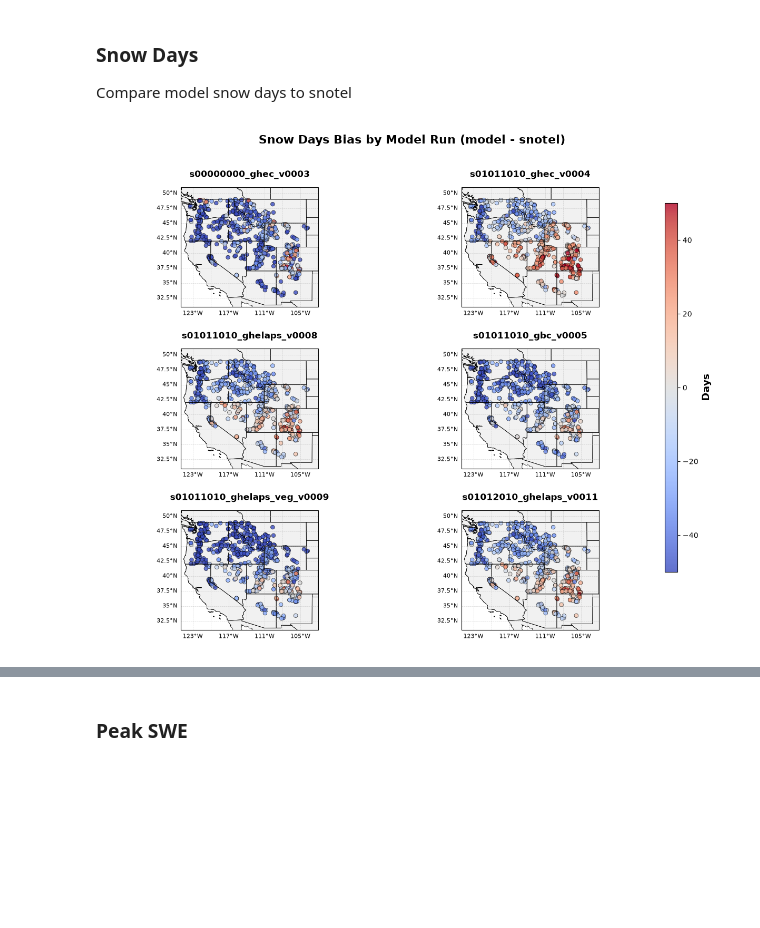
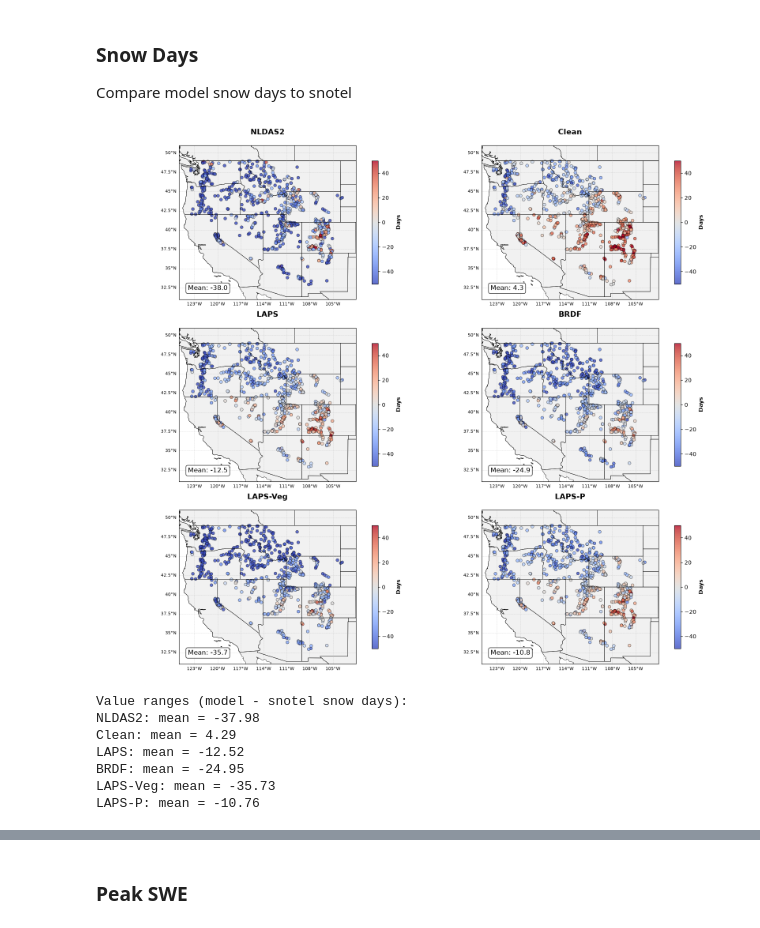
Before and after one commit to chrisrycx/lm4px_data_analysis, a Jupyter notebook: output_analysis/interactive/SpatialErrorV2.ipynb, the cells around one changed output, grey strips where cells are left out. Saved outputs shown, nothing was run; the diff lists cells and outputs as text; code cells hidden in the pictures; blank space fills up the shorter version.

```diff
--- a/output_analysis/interactive/SpatialErrorV2.ipynb
+++ b/output_analysis/interactive/SpatialErrorV2.ipynb
@@ -15,12 +15,12 @@ get_ipython().run_line_magic('config', "InlineBackend.print_figure_kwargs = {'bb
 # %%
 # Load the CSV data for all six model runs
 model_files = {
-    's00000000_ghec_v0003': '../outputV2_snotel_sites_v2_s00000000_ghec_v0003.csv',
-    's01011010_ghec_v0004': '../outputV2_snotel_sites_v2_s01011010_ghec_v0004.csv',
-    's01011010_ghelaps_v0008': '../outputV2_snotel_sites_v2_s01011010_ghelaps_v0008.csv',
-    's01011010_gbc_v0005': '../outputV2_snotel_sites_v2_s01011010_gbc_v0005.csv',
-    's01011010_ghelaps_veg_v0009': '../outputV2_snotel_sites_v2_s01011010_ghelaps_veg_v0009.csv',
-    's01012010_ghelaps_v0011': '../outputV2_snotel_sites_v2_s01012010_ghelaps_v0011.csv',
+    'NLDAS2': '../outputV2_snotel_sites_v2_s00000000_ghec_v0003.csv',
+    'Clean': '../outputV2_snotel_sites_v2_s01011010_ghec_v0004.csv',
+    'LAPS': '../outputV2_snotel_sites_v2_s01011010_ghelaps_v0008.csv',
+    'BRDF': '../outputV2_snotel_sites_v2_s01011010_gbc_v0005.csv',
+    'LAPS-Veg': '../outputV2_snotel_sites_v2_s01011010_ghelaps_veg_v0009.csv',
+    'LAPS-P': '../outputV2_snotel_sites_v2_s01012010_ghelaps_v0011.csv',
 }
 dfs = {name: pd.read_csv(path) for name, path in model_files.items()}
 # %%
@@ -36,43 +36,73 @@ dfs = {name: d[d['n_matched_snow_years'] >= 5] for name, d in dfs.items()}
 Compare model snow days to snotel
 # %%
 # Snow days map - one subplot per model run
-fig, axes = plt.subplots(3, 2, figsize=(12, 10), subplot_kw={'projection': ccrs.PlateCarree()})
-fig.subplots_adjust(left=0.05, right=0.88, top=0.88, bottom=0.04, wspace=0.15, hspace=0.35)
+fig = plt.figure(figsize=(16, 14))
 
-for ax, (name, model_df) in zip(axes.flat, dfs.items()):
+avg_ddays = []
+
+for pos, (name, model_df) in enumerate(dfs.items(), 1):
+    ax = plt.subplot(3, 2, pos, projection=ccrs.PlateCarree())
+
     model_snow_days = model_df[['site', 'latitude', 'longitude', 'avg_snow_days_snotel', 'avg_snow_days_model']].copy()
     model_snow_days['model_snotel_ddays'] = model_snow_days['avg_snow_days_model'] - model_snow_days['avg_snow_days_snotel']
 
     ax.set_extent([-125, -102, 31, 51], crs=ccrs.PlateCarree())
     ax.add_feature(cfeature.STATES, linewidth=0.5, edgecolor='black')
     ax.add_feature(cfeature.COASTLINE, linewidth=0.5)
     ax.add_feature(cfeature.BORDERS, linewidth=0.5)
     ax.add_feature(cfeature.LAND, facecolor='lightgray', alpha=0.3)
+
     scatter = ax.scatter(model_snow_days['longitude'], model_snow_days['latitude'],
                          c=model_snow_days['model_snotel_ddays'],
                          s=30,
                          alpha=0.8,
                          cmap='coolwarm',
                          vmin=-50,
                          vmax=50,
                          transform=ccrs.PlateCarree(),
                          edgecolors='black',
                          linewidth=0.5)
-    # y is set explicitly because cartopy's gridline labels break matplotlib's
-    # automatic title-offset calculation (title silently fails to render otherwise)
-    ax.set_title(name, fontsize=12, fontweight='bold', y=1.05)
+
+    # Add colorbar
+    cbar = plt.colorbar(scatter, ax=ax, orientation='vertical', pad=0.05, shrink=0.8)
+    cbar.set_label('Days', fontsize=10, fontweight='bold')
+
     gl = ax.gridlines(draw_labels=True, linewidth=0.5, alpha=0.5, linestyle='--')
     gl.top_labels = False
     gl.right_labels = False
     gl.xlabel_style = {'size': 8}
     gl.ylabel_style = {'size': 8}
 
-fig.suptitle('Snow Days Bias by Model Run (model - snotel)', fontsize=16, fontweight='bold')
-cbar_ax = fig.add_axes([0.90, 0.15, 0.02, 0.7])
-cbar = fig.colorbar(scatter, cax=cbar_ax)
-cbar.set_label('Days', fontsize=14, fontweight='bold')
-#fig.savefig('../images/ElevationMap.pdf', bbox_inches='tight')
+    # y is set explicitly because cartopy's gridline labels break matplotlib's
+    # automatic title-offset calculation (title silently fails to render otherwise)
+    ax.set_title(name, fontsize=14, fontweight='bold', y=1.05)
+
+    # Add mean ddays text in lower left corner
+    mean_ddays = model_snow_days['model_snotel_ddays'].mean()
+    avg_ddays.append(mean_ddays)
+    ax.text(0.05, 0.05, f'Mean: {mean_ddays:.1f}',
+            transform=ax.transAxes,
+            fontsize=12,
+            verticalalignment='bottom',
+            bbox=dict(boxstyle='round', facecolor='white', alpha=0.8))
+
+plt.tight_layout()
+fig.savefig('../images/dDaysMaps.pdf', bbox_inches='tight')
+
+plt.show()
+
+# Display basic info about the data
+print(f"Value ranges (model - snotel snow days):")
+for name, mean_val in zip(dfs.keys(), avg_ddays):
+    print(f"{name}: mean = {mean_val:.2f}")
 # %% [output]
-[figure, old version]
+[figure, new version]
+Value ranges (model - snotel snow days):
+NLDAS2: mean = -37.98
+Clean: mean = 4.29
+LAPS: mean = -12.52
+BRDF: mean = -24.95
+LAPS-Veg: mean = -35.73
+LAPS-P: mean = -10.76
 # %% [markdown]
 #### Analysis
```
Also changed, not shown: parts of 13 cells of this notebook, 1 other file.
